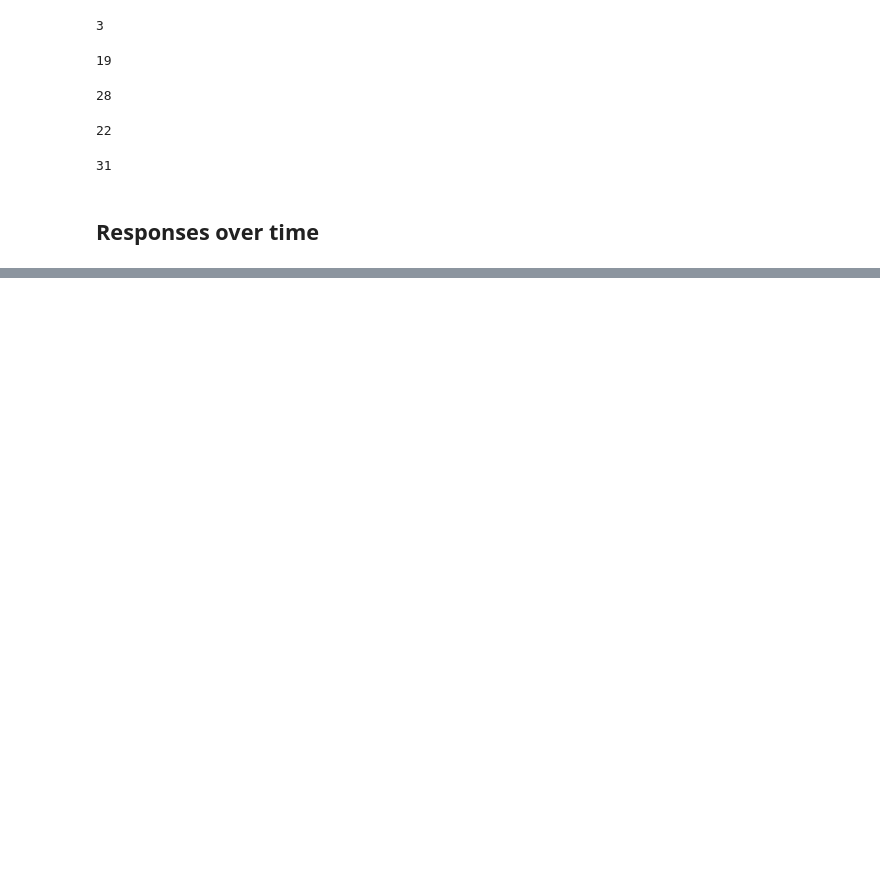
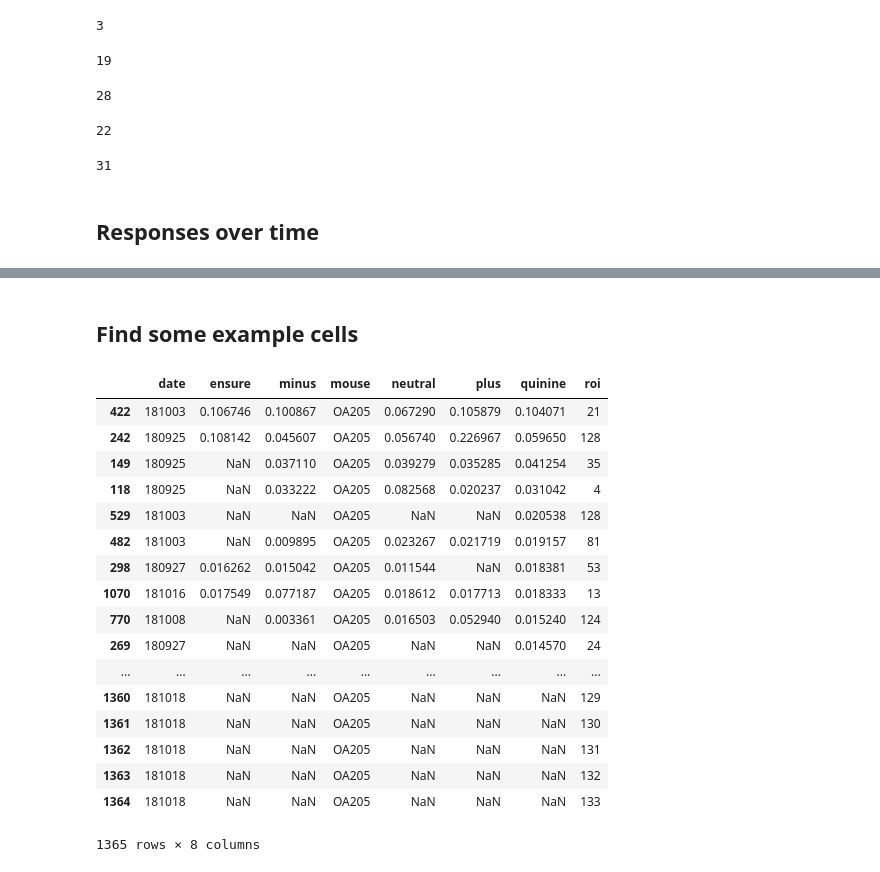
Before and after one commit to asugden/pool, a Jupyter notebook: notebooks/PER1/GLM_results.ipynb, the cells around one changed output, grey strips where cells are left out. Saved outputs shown, nothing was run; the diff lists cells and outputs as text; code cells hidden in the pictures; blank space fills up the shorter version.

```diff
--- a/notebooks/PER1/GLM_results.ipynb
+++ b/notebooks/PER1/GLM_results.ipynb
@@ -169,0 +303,64 @@ sns.lineplot('date_str', 'value', data=label_df_long[label_df_long.variable.isin
+# %% [markdown]
+## Find some example cells
+# %%
+mouse = flow.metadata.Mouse('OA205')
+all_cell_list = []
+skip_few_runs = True
+for date in mouse.dates():
+    if skip_few_runs and len(date.runs(['training'])) < 2:
+        continue
+    glm = date.glm()
+    if not glm:
+        continue
+    lick = glm.labels()['lick']
+    plus_label = glm.labels()['plus']
+    neutral_label = glm.labels()['neutral']
+    minus_label = glm.labels()['minus']
+    ensure_label = glm.labels()['ensure']
+    quinine_label = glm.labels()['quinine']
+    vdrive_plus = db.get('vdrive_plus', date.mouse, date.date)
+    vdrive_plus[lick] = np.nan
+
+    plus = glm.explained()['plus']
+    plus[np.invert(plus_label) | lick] = np.nan
+    neutral = glm.explained()['neutral']
+    neutral[np.invert(neutral_label) | lick] = np.nan
+    minus = glm.explained()['minus']
+    minus[np.invert(minus_label) | lick] = np.nan
+    ensure = glm.explained()['ensure']
+    ensure[np.invert(ensure_label) | lick] = np.nan
+    quinine = glm.explained()['quinine']
+    quinine[np.invert(quinine_label) | lick] = np.nan
+
+    all_cell_list.append(pd.DataFrame({
+        'mouse': date.mouse,
+        'date': date.date,
+        'roi': np.arange(len(plus)),
+        'plus': plus,
+        'neutral': neutral,
+        'minus': minus,
+        'ensure': ensure,
+        'quinine': quinine,
+    }))
+all_cell_df = pd.concat(all_cell_list, ignore_index=True)
+# %%
+all_cell_df.sort_values(by='quinine', ascending=False)
+# %% [output]
+|  | date | ensure | minus | mouse | neutral | plus | quinine | roi |
+| 422 | 181003 | 0.106746 | 0.100867 | OA205 | 0.067290 | 0.105879 | 0.104071 | 21 |
+| 242 | 180925 | 0.108142 | 0.045607 | OA205 | 0.056740 | 0.226967 | 0.059650 | 128 |
+| 149 | 180925 | NaN | 0.037110 | OA205 | 0.039279 | 0.035285 | 0.041254 | 35 |
+| 118 | 180925 | NaN | 0.033222 | OA205 | 0.082568 | 0.020237 | 0.031042 | 4 |
+| 529 | 181003 | NaN | NaN | OA205 | NaN | NaN | 0.020538 | 128 |
+| 482 | 181003 | NaN | 0.009895 | OA205 | 0.023267 | 0.021719 | 0.019157 | 81 |
+| 298 | 180927 | 0.016262 | 0.015042 | OA205 | 0.011544 | NaN | 0.018381 | 53 |
+| 1070 | 181016 | 0.017549 | 0.077187 | OA205 | 0.018612 | 0.017713 | 0.018333 | 13 |
+| 770 | 181008 | NaN | 0.003361 | OA205 | 0.016503 | 0.052940 | 0.015240 | 124 |
+| 269 | 180927 | NaN | NaN | OA205 | NaN | NaN | 0.014570 | 24 |
+| ... | ... | ... | ... | ... | ... | ... | ... | ... |
+| 1360 | 181018 | NaN | NaN | OA205 | NaN | NaN | NaN | 129 |
+| 1361 | 181018 | NaN | NaN | OA205 | NaN | NaN | NaN | 130 |
+| 1362 | 181018 | NaN | NaN | OA205 | NaN | NaN | NaN | 131 |
+| 1363 | 181018 | NaN | NaN | OA205 | NaN | NaN | NaN | 132 |
+| 1364 | 181018 | NaN | NaN | OA205 | NaN | NaN | NaN | 133 |
+1365 rows × 8 columns
```
Also changed, not shown: parts of 25 cells of this notebook, 1 other file.
